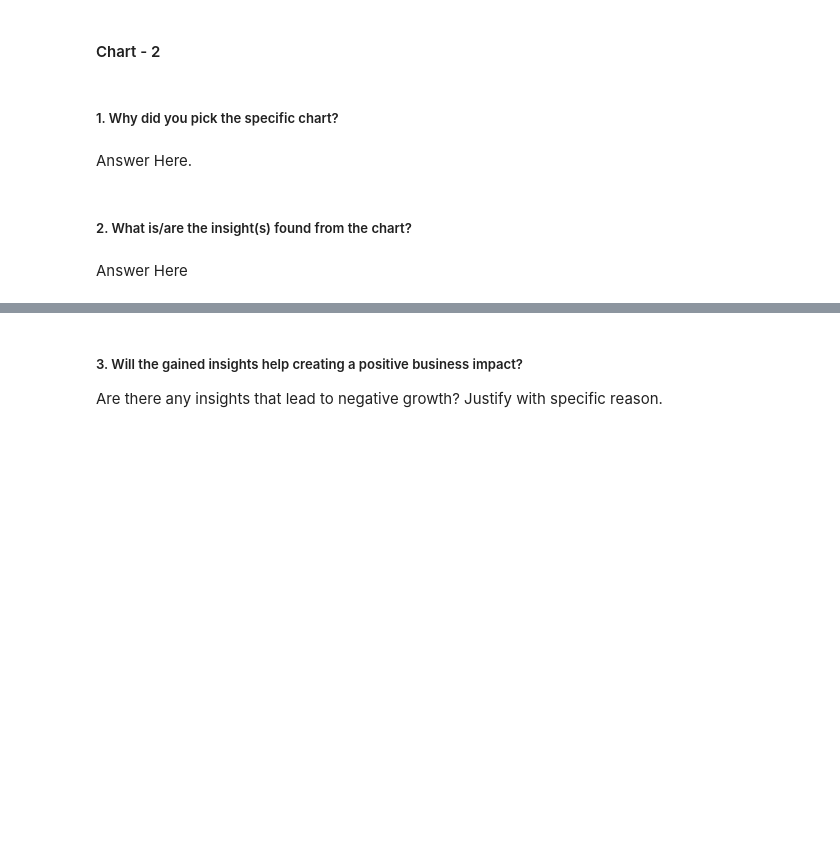
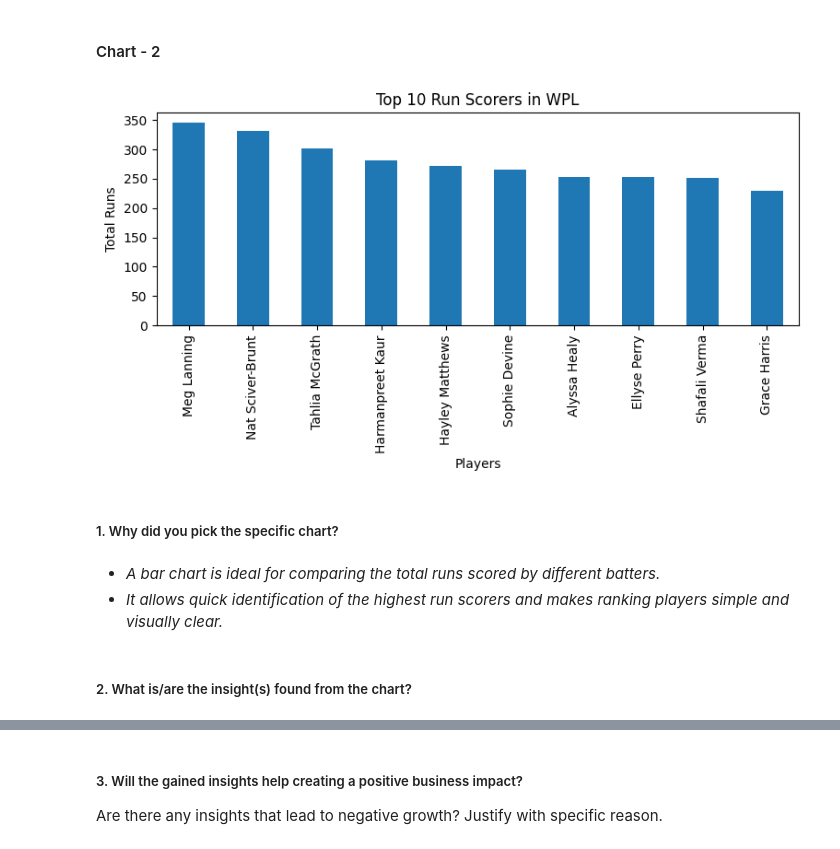
Before and after one commit to GEE2007/WPL-Inaugural-Analytics, a Jupyter notebook: WPL_Inaugural_Analytics.ipynb, the cells around one changed output, grey strips where cells are left out. Cells and saved outputs as stored; diff of their text form; code cells hidden in the pictures; blank space fills up the shorter version.

```diff
--- a/WPL_Inaugural_Analytics.ipynb
+++ b/WPL_Inaugural_Analytics.ipynb
@@ -556,8 +578,22 @@ Answer Here
+# %%
+# Chart - 2 visualization code
+top_runs = batting.groupby('battername')['runs'].sum().sort_values(ascending=False).head(10)
+
+top_runs.plot(kind='bar', figsize=(9,3))
+
+plt.title("Top 10 Run Scorers in WPL")
+plt.xlabel("Players")
+plt.ylabel("Total Runs")
+
+plt.show()
+# %% [output]
+[figure, added]
 # %% [markdown]
 ##### 1. Why did you pick the specific chart?
-# %% [markdown]
-Answer Here.
+# %% [markdown]
+
+
+*   *A bar chart is ideal for comparing the total runs scored by different batters.*
+*   *It allows quick identification of the highest run scorers and makes ranking players simple and visually clear.*
 # %% [markdown]
 ##### 2. What is/are the insight(s) found from the chart?
-# %% [markdown]
-Answer Here
```
Also changed, not shown: parts of 25 cells of this notebook.
